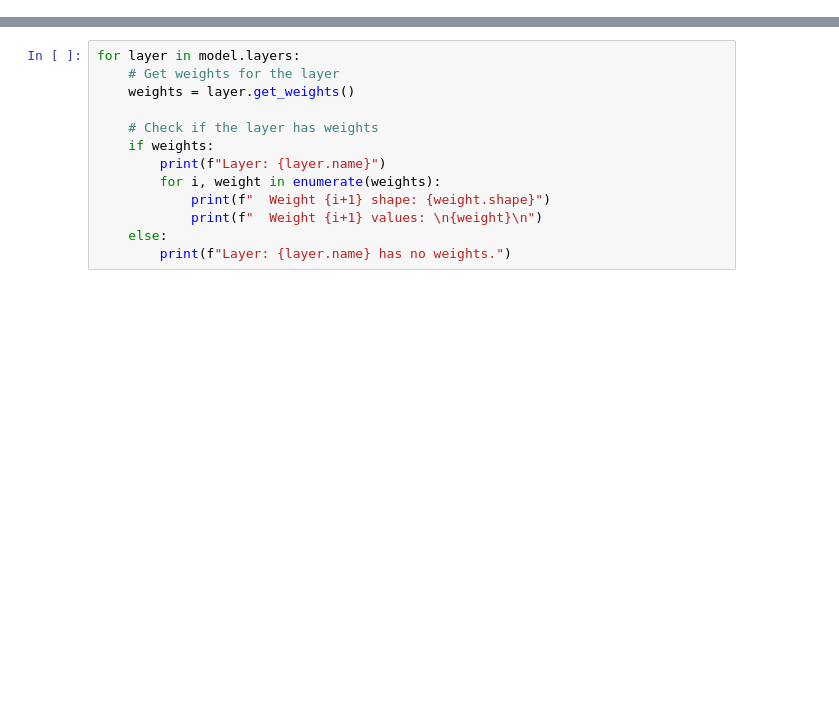
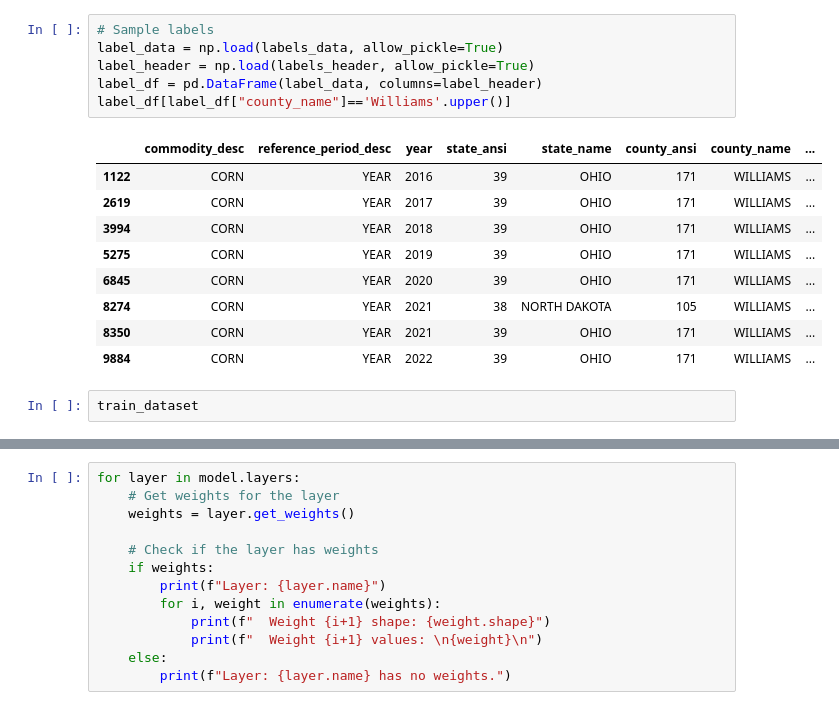
Before and after one commit to tskorkowski/crop_yield_prediction_CAS, a Jupyter notebook: 2_gc-pipeline/training.ipynb, the cells around one changed output, grey strips where cells are left out. Cells and saved outputs as stored; diff of their text form; blank space fills up the shorter version.

```diff
--- a/2_gc-pipeline/training.ipynb
+++ b/2_gc-pipeline/training.ipynb
@@ -291,0 +327,18 @@ jovial-soda
+# %%
+# Sample labels
+label_data = np.load(labels_data, allow_pickle=True)
+label_header = np.load(labels_header, allow_pickle=True)
+label_df = pd.DataFrame(label_data, columns=label_header)
+label_df[label_df["county_name"]=='Williams'.upper()]
+# %% [output]
+|  | commodity_desc | reference_period_desc | year | state_ansi | state_name | county_ansi | county_name | ... |
+| 1122 | CORN | YEAR | 2016 | 39 | OHIO | 171 | WILLIAMS | ... |
+| 2619 | CORN | YEAR | 2017 | 39 | OHIO | 171 | WILLIAMS | ... |
+| 3994 | CORN | YEAR | 2018 | 39 | OHIO | 171 | WILLIAMS | ... |
+| 5275 | CORN | YEAR | 2019 | 39 | OHIO | 171 | WILLIAMS | ... |
+| 6845 | CORN | YEAR | 2020 | 39 | OHIO | 171 | WILLIAMS | ... |
+| 8274 | CORN | YEAR | 2021 | 38 | NORTH DAKOTA | 105 | WILLIAMS | ... |
+| 8350 | CORN | YEAR | 2021 | 39 | OHIO | 171 | WILLIAMS | ... |
+| 9884 | CORN | YEAR | 2022 | 39 | OHIO | 171 | WILLIAMS | ... |
+# %%
+train_dataset
```
Also changed, not shown: parts of 42 cells of this notebook, 9 other files.
